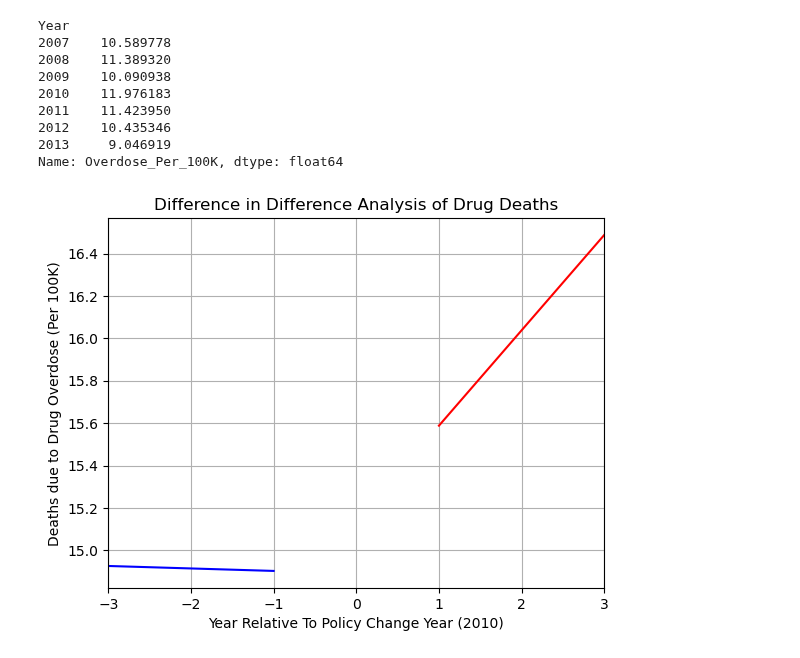
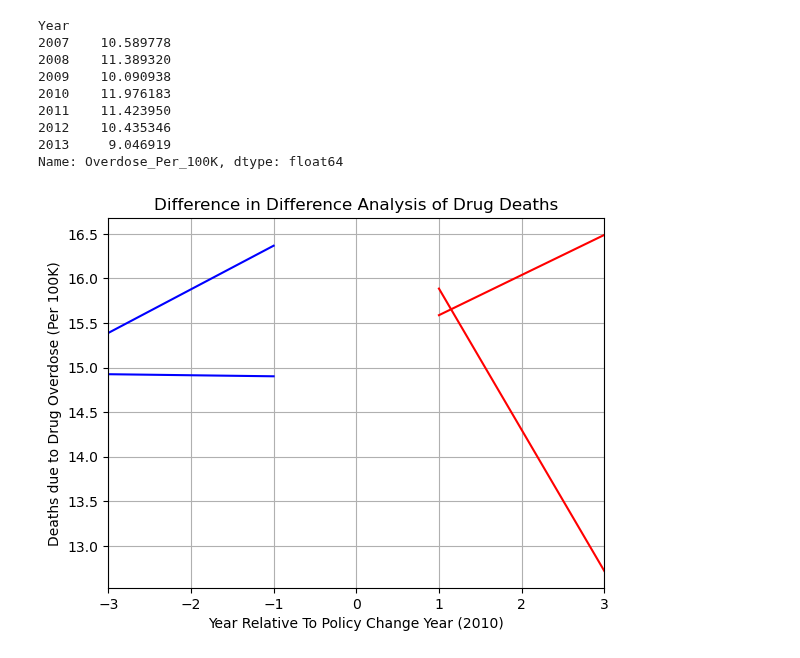
Before and after one commit to abzdel/Opioid-Analysis, a Jupyter notebook: Florida Diff-in-Diff Overdose Deaths.ipynb, the cells around one changed output. Drawn from its saved outputs; the diff is of its cells as text; code cells hidden in the pictures.

```diff
--- a/Florida Diff-in-Diff Overdose Deaths.ipynb
+++ b/Florida Diff-in-Diff Overdose Deaths.ipynb
@@ -598,14 +598,17 @@ y_pred_other_after = regressor_other_states_after.predict(x_other_after)
 # %%
 plt.xlim(-3, 3)
 # plt.ylim(0, 500)
 
 plt.xlabel("Year Relative To Policy Change Year (2010)")
 plt.ylabel("Deaths due to Drug Overdose (Per 100K)")
 plt.title("Difference in Difference Analysis of Drug Deaths")
 
 plt.plot(x_other_before, y_pred_other_before ,color='blue')
 plt.plot(x_other_after, y_pred_other_after,color='red')
 
+plt.plot(x_before,y_pred_before,color="blue")
+plt.plot(x_after,y_pred_after,color="red")
+
 plt.grid()
 # %% [output]
-[figure, old version]
+[figure, new version]
```
